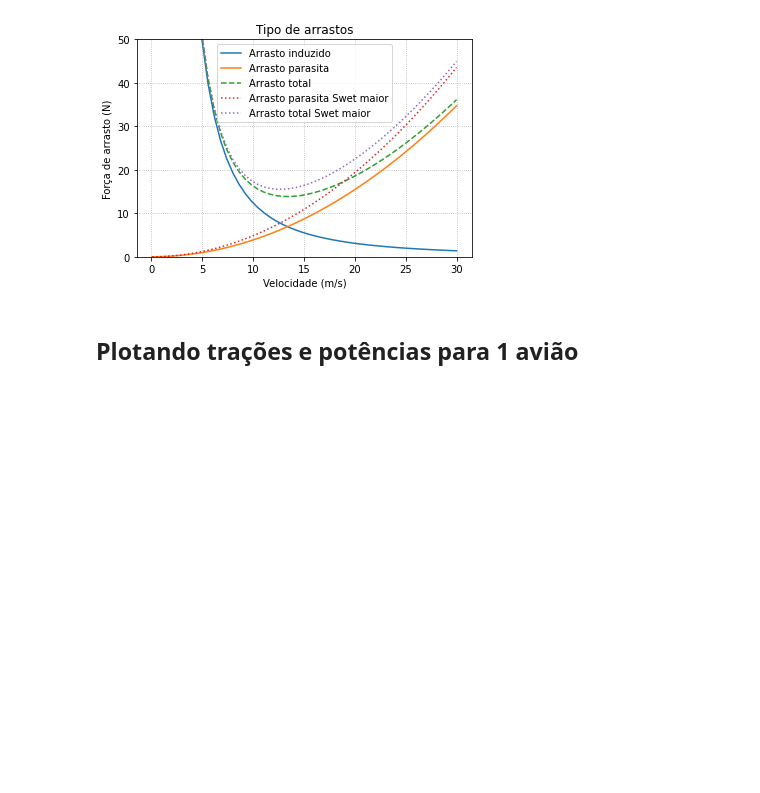
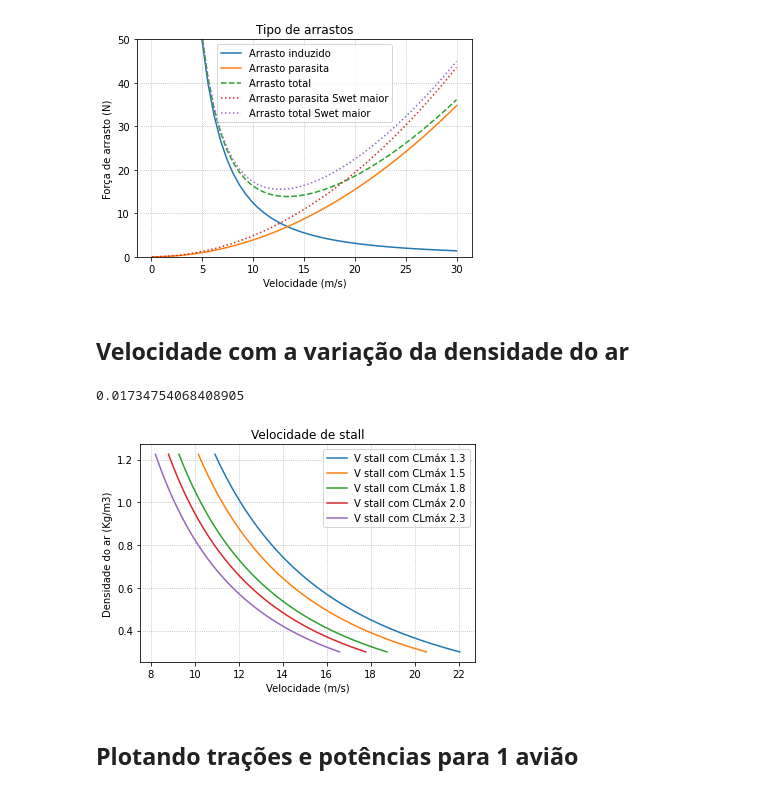
Before and after one commit to Chabole/Python, a Jupyter notebook: Projeto Zebra/Primeiros passos com python e a zebralib .ipynb, the cells around one changed output. Drawn from its saved outputs; the diff is of its cells as text; code cells hidden in the pictures; blank space fills up the shorter version.

```diff
--- a/Projeto Zebra/Primeiros passos com python e a zebralib .ipynb
+++ b/Projeto Zebra/Primeiros passos com python e a zebralib .ipynb
@@ -164,6 +150,32 @@ ax.legend() # Mostrar legenda
 # %% [output]
 <matplotlib.legend.Legend at 0x...>
 [figure]
+# %% [markdown]
+## Velocidade com a variação da densidade do ar
+# %%
+from ZebraLib.zebralib import zebraperformance as zp
+from ZebraLib.zebralib.zebra_wing import Wing
+import numpy as np
+import matplotlib.pyplot as plt
+
+Zb = zp.Airplane()
+rho = np.linspace(0.3, 1.225)
+
+fig, ax = plt.subplots()
+ax.set(title='Velocidade de stall', xlabel='Velocidade (m/s)', ylabel='Densidade do ar (Kg/m3)')
+
+ax.plot(Zb.veloc_Req(1.3, rho), rho, label='V stall com CLmáx 1.3')
+ax.plot(Zb.veloc_Req(1.5, rho), rho, label='V stall com CLmáx 1.5')
+ax.plot(Zb.veloc_Req(1.8, rho), rho, label='V stall com CLmáx 1.8')
+ax.plot(Zb.veloc_Req(2.0, rho), rho, label='V stall com CLmáx 2.0')
+ax.plot(Zb.veloc_Req(2.3, rho), rho, label='V stall com CLmáx 2.3')
+
+plt.grid(linestyle='dotted')
+plt.legend()
+plt.show()
+# %% [output]
+0.01734754068408905
+[figure, added]
 # %% [markdown]
 ## Plotando trações e potências para 1 avião
 # %%
```
Also changed, not shown: parts of 5 cells of this notebook, 1 other file.
